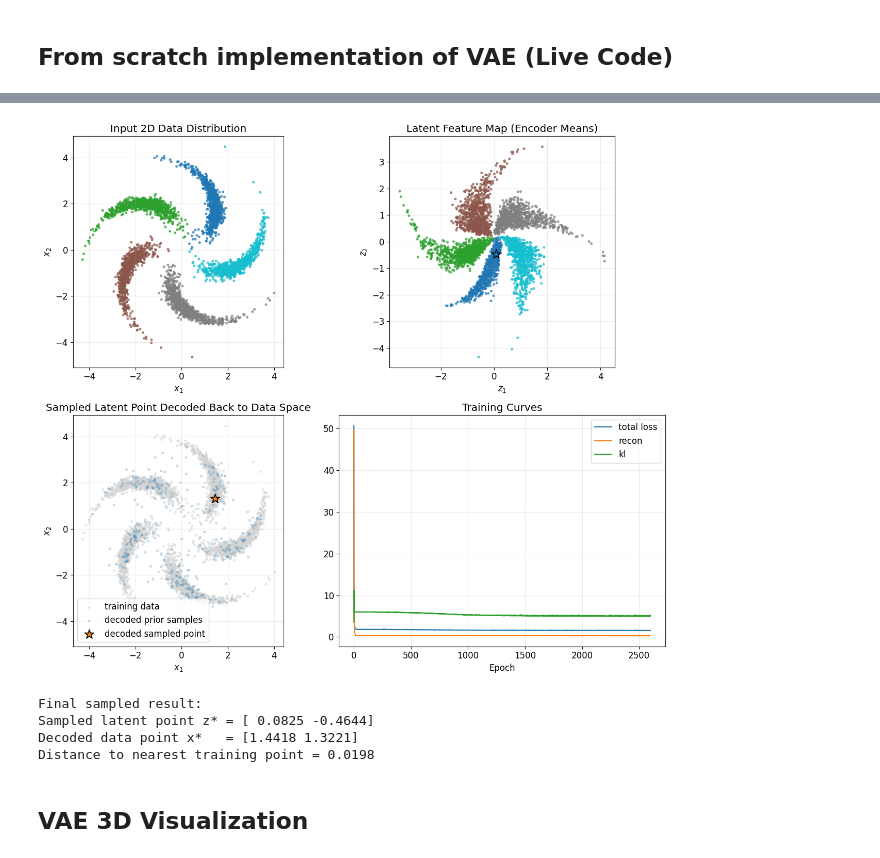
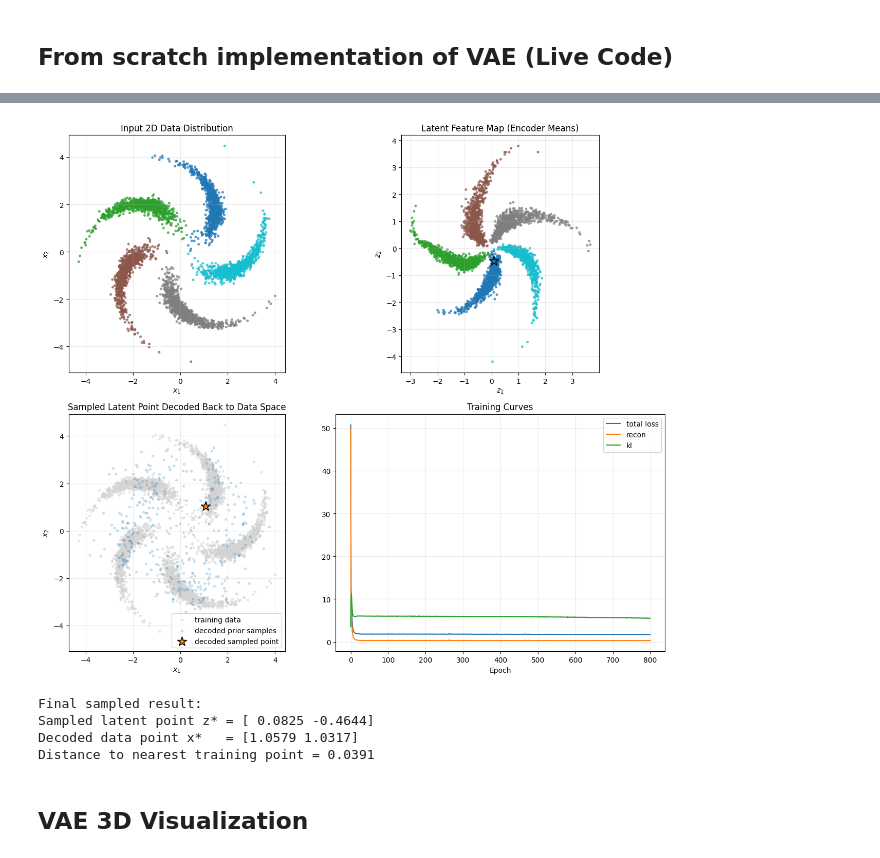
Before and after one commit to naresh-ub/naresh-ub.github.io, a Jupyter notebook: book/guest_lectures/spring_2026/lecture-2-vae-elbo-derivation.ipynb, the cells around one changed output, grey strips where cells are left out. Cells and saved outputs as stored; diff of their text form; code cells hidden in the pictures.

```diff
--- a/book/guest_lectures/spring_2026/lecture-2-vae-elbo-derivation.ipynb
+++ b/book/guest_lectures/spring_2026/lecture-2-vae-elbo-derivation.ipynb
@@ -1882,7 +1882,7 @@ X, y = make_pinwheel(points_per_class=800, num_classes=5, seed=10)
 params = init_vae(input_dim=2, hidden_dim=64, latent_dim=2, seed=1)
 
 # Train with visible progress
-epochs = 2600
+epochs = 800
 batch_size = 256
 lr = 3e-3
 beta = 0.25
@@ -2035,10 +2026,10 @@ Epoch 2600/2600 | Total Loss:     1.5626 | Recon:     0.3000 | KL:   5.0505
 ------------------------------------------------------------------------------------------
 Training complete.
-[figure, old version]
+[figure, new version]
 Final sampled result:
 Sampled latent point z* = [ 0.0825 -0.4644]
-Decoded data point x*   = [1.4418 1.3221]
-Distance to nearest training point = 0.0198
+Decoded data point x*   = [1.0579 1.0317]
+Distance to nearest training point = 0.0391
 # %% [markdown]
 ## VAE 3D Visualization
 # %%
```
Also changed, not shown: parts of 1 cell of this notebook.
